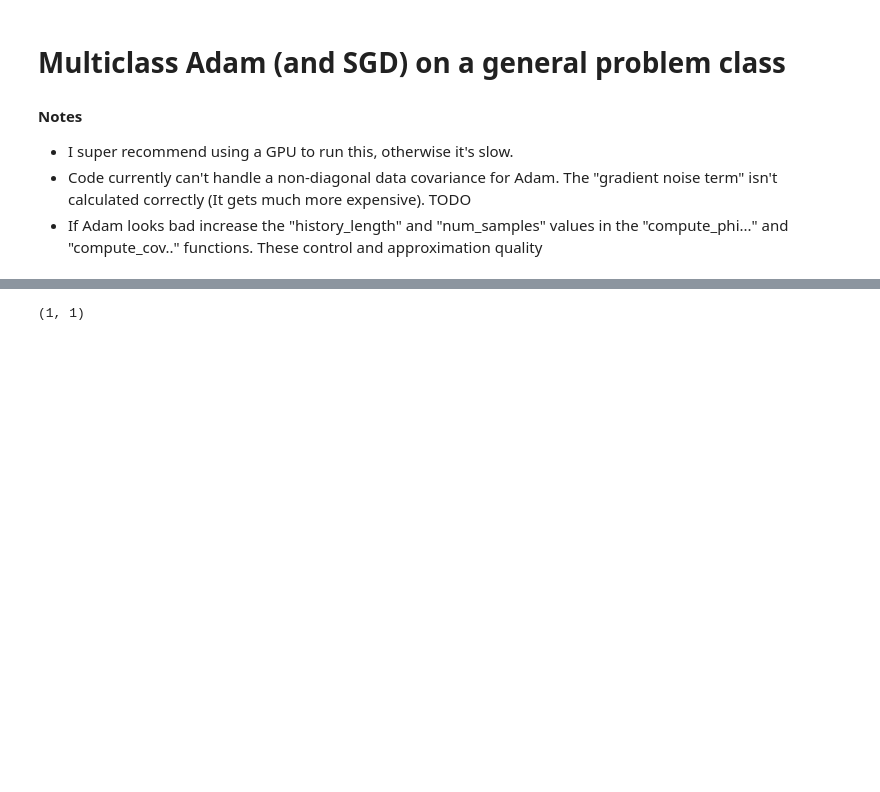
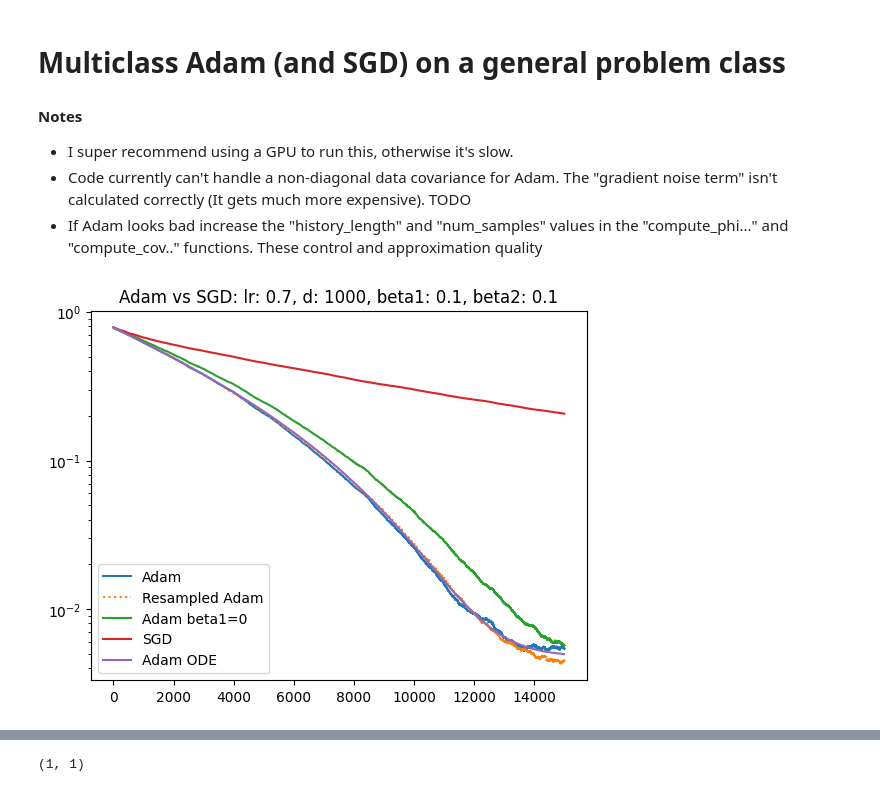
Before and after one commit to nmarzz/adam, a Jupyter notebook: demo.ipynb, the cells around one changed output, grey strips where cells are left out. Saved outputs shown, nothing was run; the diff lists cells and outputs as text; code cells hidden in the pictures; blank space fills up the shorter version.

Commit message:
introduce beta1

```diff
--- a/demo.ipynb
+++ b/demo.ipynb
@@ -7,15 +7,9 @@
  - Code currently can't handle a non-diagonal data covariance for Adam. The "gradient noise term" isn't calculated correctly (It gets much more expensive). TODO
  - If Adam looks bad increase the "history_length" and "num_samples" values in the "compute_phi..." and "compute_cov.." functions. These control and approximation quality
 # %%
-from optimizers import Adam, SGD, ResampledAdam
 from sdes import AdamSDE, SgdSDE
 from odes import AdamODE, SgdODE
-
-def stats_off_diag(matrix):
-    n = matrix.shape[0]
-    mask = ~jnp.eye(n, dtype=bool)
-    return matrix[mask].mean(), matrix[mask].std()
-
+from optimizers import Adam, SGD, ResampledAdam
 
 import jax
 import jax.numpy as jnp
@@ -23,14 +17,15 @@ from jax.numpy.linalg import norm
 import numpy as np
 import matplotlib.pyplot as plt
 import scipy
+
 # Setup the problem and parameters
-problem_type = 'linreg' # from  'logreg' or 'linreg', 'real_phase_ret'
+problem_type = 'logreg' # from  'logreg' or 'linreg', 'real_phase_ret'
 
-d = 500 # dimension
+d = 1000 # dimension
 m = 1 # number of classes (target dimension)
-beta1 = 0.3  # caution setting these values above 0.9 or so without increasing "history_length"
-beta2 = 0.3
-T = 10 # time to run SDE for
+beta1 = 0.1  # caution setting these values above 0.9 or so without increasing "history_length"
+beta2 = 0.1
+T = 15 # time to run SDE for
 
 lr = 0.7 # SDE learning rate
 lrk = lr / d # Optimzer learning rate
@@ -42,13 +37,11 @@ lrk = lr / d # Optimzer learning rate
 cov = jnp.array([j**(-0.5) for j in range(1, d+1)])
 # cov = jnp.ones(d)
 
-# cov = jnp.ones(d)
-# U = scipy.stats.ortho_group.rvs(d)
-# cov = U @ jnp.diag(cov) @ U.T
-
 key = jax.random.PRNGKey(np.random.randint(0, 10000))
 key_init, key_opt, key = jax.random.split(key, 3)
 
+key_init = jax.random.PRNGKey(1331)
+key_opt = jax.random.PRNGKey(1331//2)
 params0 = jax.random.normal(key_init, (d,m))
 # params0 = jnp.ones((d,m)) * 0.5
 # optimal_params = params0 + 0.1*jax.random.normal(key_opt, (d,m))
@@ -61,7 +54,16 @@ optimal_params = jax.random.normal(key_opt, (d,m))
 
 params0 /= norm(params0, axis = 0)
 optimal_params /= norm(optimal_params, axis = 0)
-optimal_params *= 1
+optimal_params *= 5
+
+# Run the ODE equivalents
+adam_ode = AdamODE(problem_type)
+# sgd_ode = SgdODE(problem_type)
+
+dt = 0.01
+num_samples = 30000
+adam_risk, adam_time, B = adam_ode.run(params0, optimal_params, cov, T, lr, dt = dt, beta1 = beta1, beta2 = beta2, eps = 0.00, num_samples = num_samples)
+# sgd_risk, sgd_time, B = sgd_ode.run(params0, optimal_params, cov, T, lr, dt = dt * 2)
 
 
 # Run the optimizers
@@ -69,40 +71,34 @@ adam = Adam(problem_type)
 resampled_adam = ResampledAdam(problem_type)
 sgd = SGD(problem_type)
 
 _, resampled_adam_risks = resampled_adam.run(params0, cov, T, lrk, optimal_params, beta1 = beta1, beta2 = beta2, eps = 0.00)
 _, sgd_risks = sgd.run(params0, cov, T, lrk, optimal_params)
 opt_p, adam_risks = adam.run(params0, cov, T, lrk, optimal_params, beta1 = beta1, beta2 = beta2, eps = 0.00)
 _, adam_risks_beta0 = adam.run(params0, cov, T, lrk, optimal_params, beta1 = 0, beta2 = beta2, eps = 0.00)
 
 # Run the SDE equivalents
 sgd_sde = SgdSDE(problem_type)
 adam_sde = AdamSDE(problem_type)
 
 # _, sgd_sde_risks, times_s = sgd_sde.run(params0, optimal_params, cov, T, lr)
 # params, adam_sde_risks, times_s = adam_sde.run(params0, optimal_params, cov, T, lr, beta1 = beta1, beta2 = beta2)
 
-# Run the ODE equivalents
-# adam_ode = AdamODE(problem_type)
-# sgd_ode = SgdODE(problem_type)
-
-# dt = 0.01
-# num_samples = 10000
-# sgd_risk, sgd_time, B = sgd_ode.run(params0, optimal_params, cov, T, lr, dt = dt * 2)
-# adam_risk, adam_time, B = adam_ode.run(params0, optimal_params, cov, T, lr, dt = dt, beta1 = beta1, beta2 = beta2, eps = 0.00, num_samples = num_samples)
 
 
 plt.yscale('log')
 # plt.xscale('log')
 plt.plot(adam_risks, label = 'Adam')
 plt.plot(resampled_adam_risks, label = 'Resampled Adam', ls = ':')
 plt.plot(adam_risks_beta0, label = 'Adam beta1=0')
 plt.plot(sgd_risks, label = 'SGD')
 
 # plt.plot(times_s * d, adam_sde_risks, label = 'Adam SDE')
 # plt.plot(times_s * d, sgd_sde_risks, label = 'SGD SDE')
 
-# plt.plot(adam_time * d, adam_risk, label = 'Adam ODE')
+plt.plot(adam_time * d, adam_risk, label = 'Adam ODE')
 # plt.plot(sgd_time * d, sgd_risk, label = 'SGD ODE')
-plt.title(f'Resampled Adam vs Adam vs SGD: lr: {lr}, d: {d}, beta1: {beta1}, beta2: {beta2}')
+plt.title(f'Adam vs SGD: lr: {lr}, d: {d}, beta1: {beta1}, beta2: {beta2}')
 plt.legend()
 plt.show()
+# %% [output]
+[figure, added]
```
Also changed, not shown: parts of 9 cells of this notebook, 2 other files.
